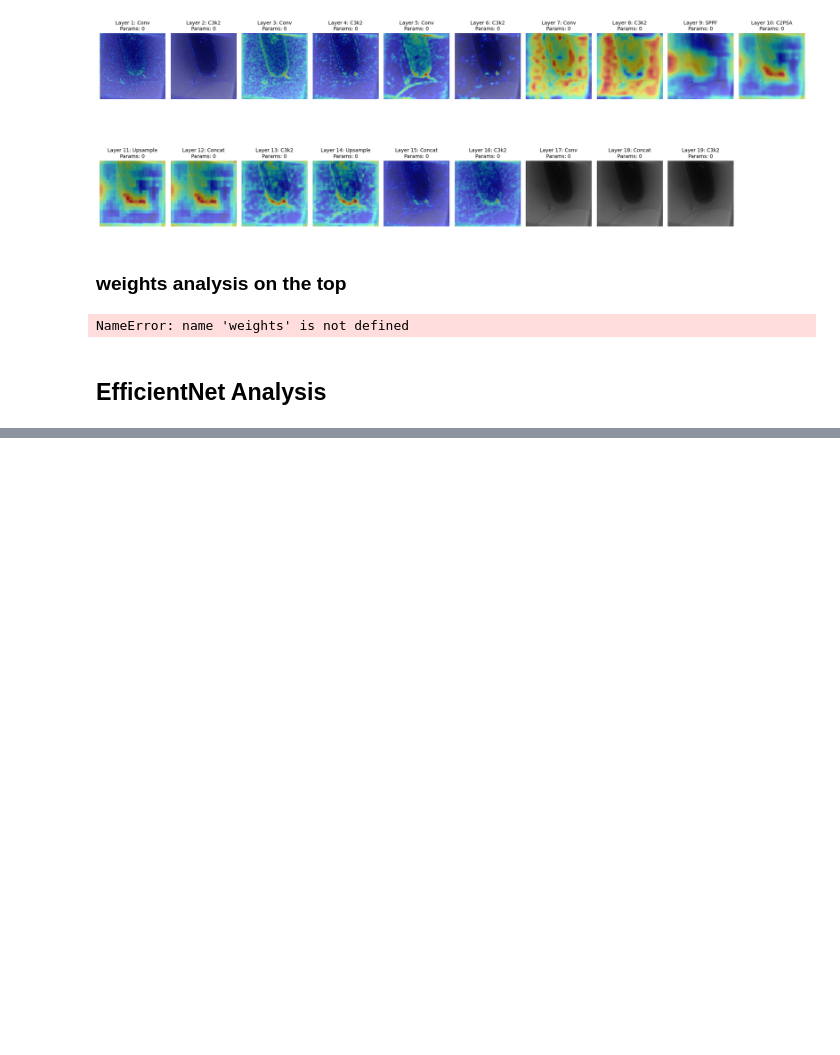
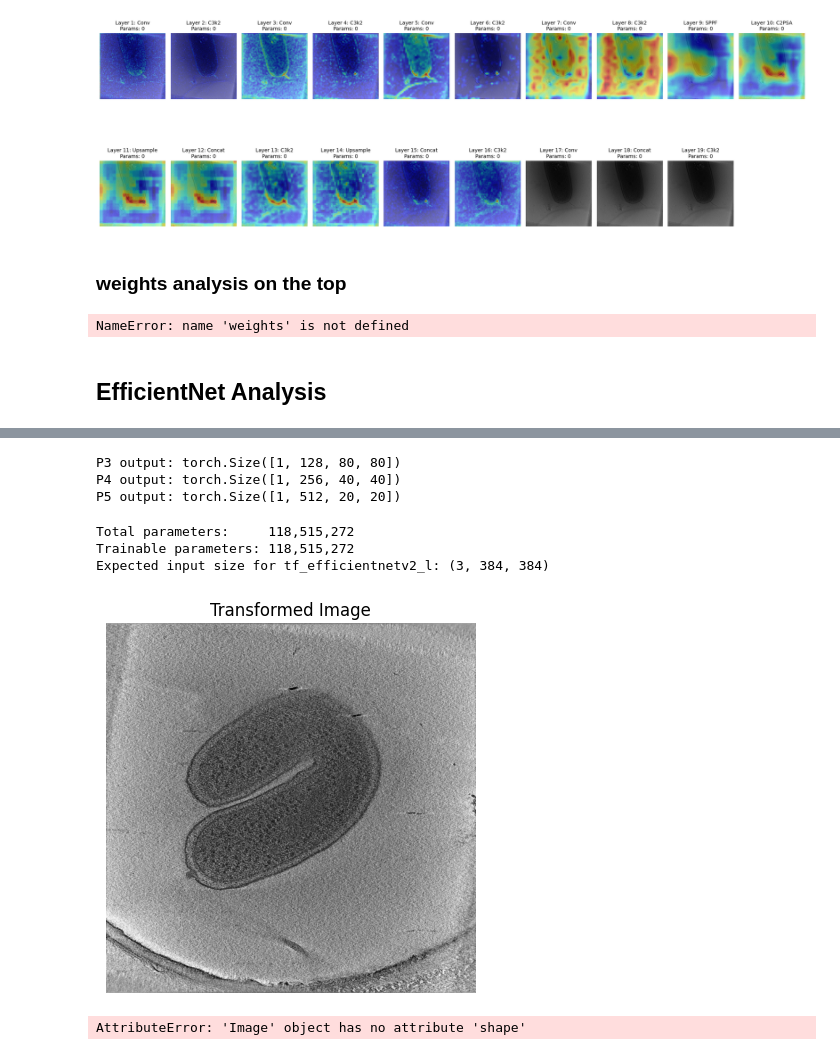
Before and after one commit to freedomkwok/BYU, a Jupyter notebook: image_analysis.ipynb, the cells around one changed output, grey strips where cells are left out. Saved outputs shown, nothing was run; the diff lists cells and outputs as text; code cells hidden in the pictures; blank space fills up the shorter version.

Commit message:
update new model concig

```diff
--- a/image_analysis.ipynb
+++ b/image_analysis.ipynb
@@ -301,3 +292,75 @@ Feature 4: torch.Size([1, 512, 15, 15])
+# %%
+import torch
+from ultralytics import YOLO
+
+model = YOLO("yolo11s.pt")  # your model
+model.eval()
+
+img = torch.rand(1, 3, 640, 640)
+
+def hook_fn(name):
+    def fn(module, input, output):
+        print(f"{name} output: {output.shape}")
+    return fn
+
+model.model.model[16].register_forward_hook(hook_fn("P3"))
+model.model.model[19].register_forward_hook(hook_fn("P4"))
+model.model.model[22].register_forward_hook(hook_fn("P5"))
+_ = model.model(img)
+# %% [output]
+P3 output: torch.Size([1, 128, 80, 80])
+P4 output: torch.Size([1, 256, 40, 40])
+P5 output: torch.Size([1, 512, 20, 20])
+# %%
+import timm
+
+# Create the model
+model_name = 'tf_efficientnetv2_l'
+model = timm.create_model(model_name, pretrained=True)
+total_params = sum(p.numel() for p in model.parameters())
+trainable_params = sum(p.numel() for p in model.parameters() if p.requires_grad)
+
+print(f"Total parameters:     {total_params:,}")
+print(f"Trainable parameters: {trainable_params:,}")
+# Get the default input size
+input_size = model.default_cfg['input_size']  # (C, H, W)
+print(f"Expected input size for {model_name}: {input_size}")
+# %% [output]
+Total parameters:     118,515,272
+Trainable parameters: 118,515,272
+Expected input size for tf_efficientnetv2_l: (3, 384, 384)
+# %%
+import matplotlib.pyplot as plt
+import numpy as np
+
+# Apply the transform to the image
+transformed_tensor = transform(img)  # shape: [3, 600, 600]
+
+# Unnormalize
+mean = torch.tensor([0.485, 0.456, 0.406]).reshape(3, 1, 1)
+std = torch.tensor([0.229, 0.224, 0.225]).reshape(3, 1, 1)
+unnormalized = transformed_tensor * std + mean  # [3, 600, 600]
+
+# Convert to [H, W, C] format and numpy
+img_np = unnormalized.permute(1, 2, 0).numpy()
+img_np = np.clip(img_np, 0, 1)  # Ensure valid pixel range
+
+# Plot
+plt.imshow(img_np)
+plt.title("Transformed Image")
+plt.axis('off')
+plt.show()
+# %% [output]
+[figure, added]
+# %%
+import matplotlib.pyplot as plt
+
+print(img.shape)
+plt.imshow(img)
+plt.title("Resized Input to Model")
+plt.show()
+# %% [output]
+AttributeError: 'Image' object has no attribute 'shape'
 # %%
 from pytorch_grad_cam import GradCAM
 target_layer = model.blocks[3]  # or use model.feature_info[2]['module']
```
Also changed, not shown: parts of 1 cell of this notebook, 5 other files.
